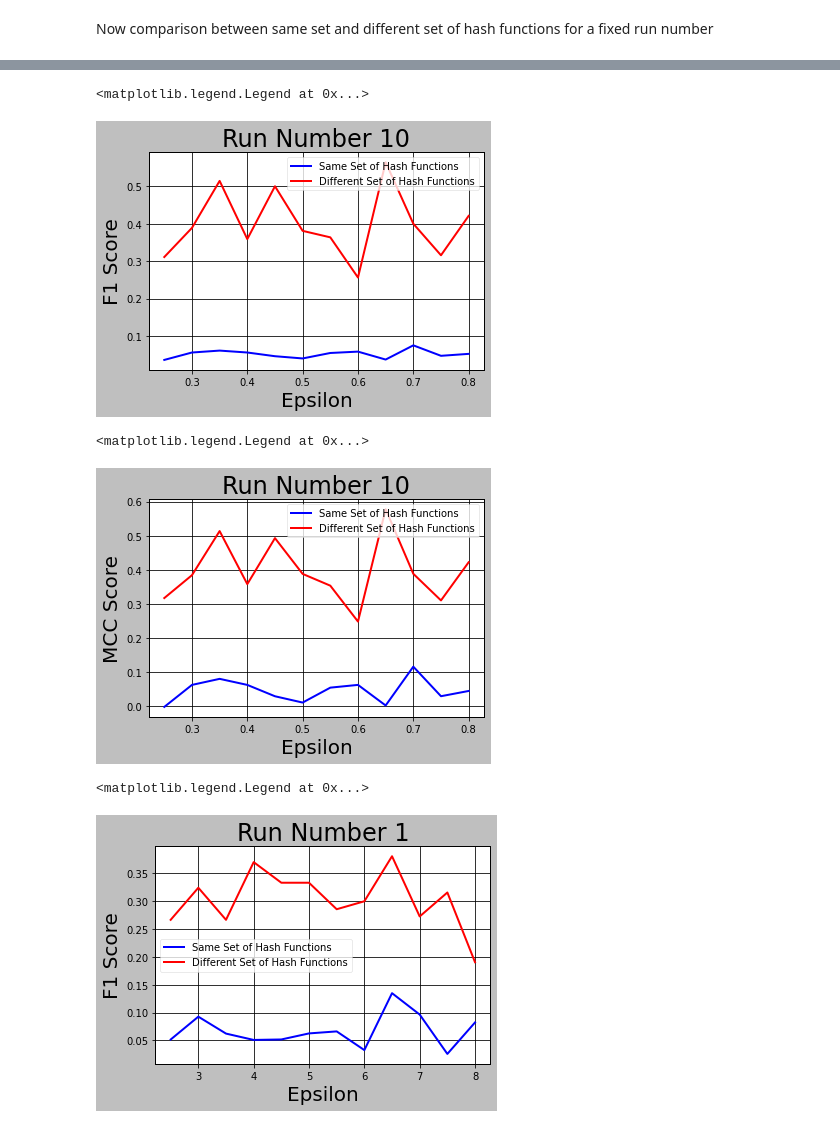
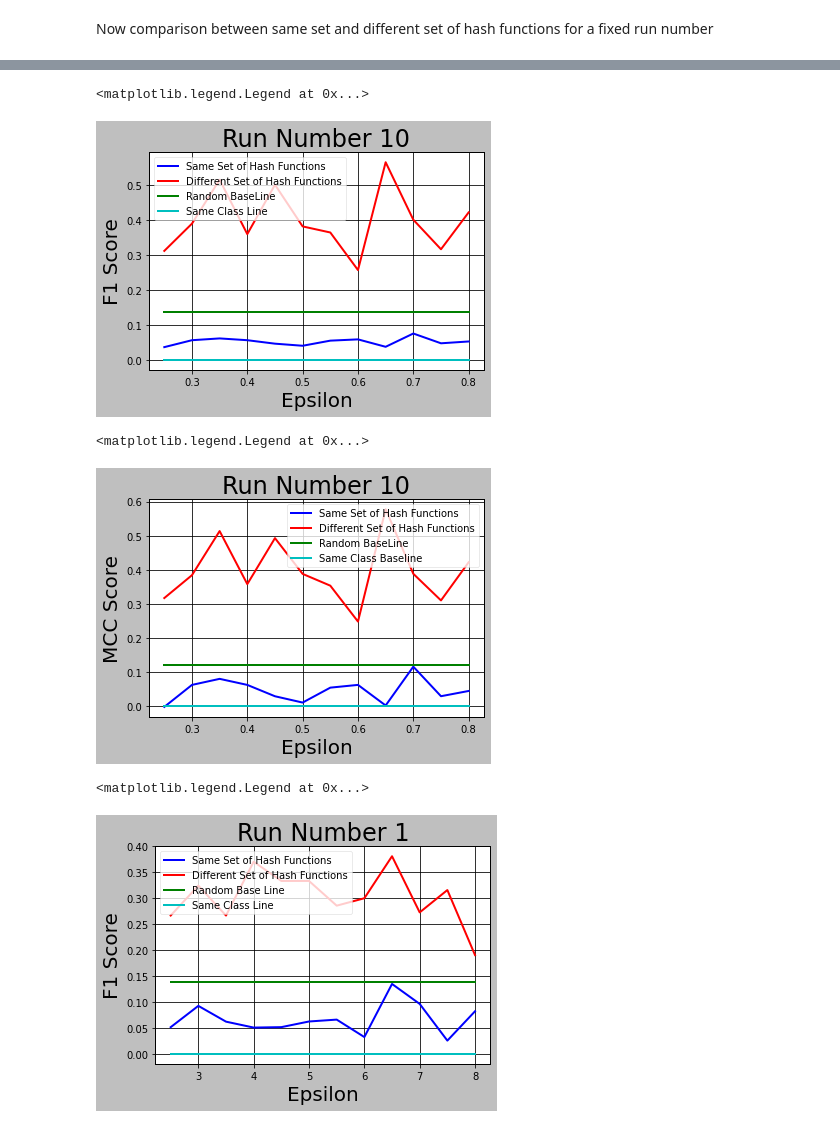
Before and after one commit to snpushpi/Covid19_Contact_tracing_repo_beta, a Jupyter notebook: Final_data_analysis_overlapped_graphs.ipynb, the cells around one changed output, grey strips where cells are left out. Saved outputs shown, nothing was run; the diff lists cells and outputs as text; code cells hidden in the pictures.

```diff
--- a/Final_data_analysis_overlapped_graphs.ipynb
+++ b/Final_data_analysis_overlapped_graphs.ipynb
@@ -298,12 +322,16 @@ epsilon_list = [0.25, 0.3, 0.35, 0.4, 0.45, 0.5, 0.55, 0.6, 0.65, 0.7, 0.75, 0.8
 for eps in epsilon_list:
     diff_list.append(f_1score['different'][10][eps])
     same_list.append(f_1score['same'][10][eps])
+rand_list = [0.138]*12
+s_list = [0]*12
 fig = plt.figure()
 plt.clf()
 plt.xlabel('Epsilon')
 plt.ylabel('F1 Score')
 plt.plot(epsilon_list,same_list,'b', label = 'Same Set of Hash Functions')
 plt.plot(epsilon_list,diff_list,'r',label='Different Set of Hash Functions')
+plt.plot(epsilon_list,rand_list,'g',label='Random BaseLine')
+plt.plot(epsilon_list,s_list,'c',label='Same Class Line')
 plt.title('Run Number 10')
 mpl.rcParams['lines.linewidth'] = 2
 mpl.rcParams['boxplot.showbox'] = True
@@ -317,7 +345,7 @@ plt.style.use(['grayscale'])
 plt.legend()
 # %% [output]
 <matplotlib.legend.Legend at 0x...>
-[figure, old version]
+[figure, new version]
 # %%
 diff_list = []
 same_list = []
@@ -325,12 +353,16 @@ epsilon_list =  [0.25, 0.3, 0.35, 0.4, 0.45, 0.5, 0.55, 0.6, 0.65, 0.7, 0.75, 0.
 for eps in epsilon_list:
     diff_list.append(MCC_score['different'][10][eps])
     same_list.append(MCC_score['same'][10][eps])
+mcc_list = [0.1203]*12
+s_list = [0]*12
 fig = plt.figure()
 plt.clf()
 plt.xlabel('Epsilon')
 plt.ylabel('MCC Score')
 plt.plot(epsilon_list,same_list,'b', label = 'Same Set of Hash Functions')
 plt.plot(epsilon_list,diff_list,'r',label='Different Set of Hash Functions')
+plt.plot(epsilon_list,mcc_list,'g', label = 'Random BaseLine')
+plt.plot(epsilon_list,s_list,'c',label='Same Class Baseline')
 plt.title('Run Number 10')
 mpl.rcParams['lines.linewidth'] = 2
 mpl.rcParams['boxplot.showbox'] = True
@@ -344,34 +376,38 @@ plt.style.use(['grayscale'])
 plt.legend()
 # %% [output]
 <matplotlib.legend.Legend at 0x...>
-[figure, old version]
+[figure, new version]
 # %%
 diff_list = []
 same_list = []
 epsilon_list = [2.5, 3, 3.5, 4, 4.5, 5, 5.5, 6, 6.5, 7, 7.5, 8]
 for eps in epsilon_list:
     diff_list.append(f_1score['different'][1][eps])
     same_list.append(f_1score['same'][1][eps])
+rand_list = [0.138]*12
+s_list = [0]*12
 fig = plt.figure()
 plt.clf()
 plt.xlabel('Epsilon')
 plt.ylabel('F1 Score')
 plt.plot(epsilon_list,same_list,'b', label = 'Same Set of Hash Functions')
 plt.plot(epsilon_list,diff_list,'r',label='Different Set of Hash Functions')
+plt.plot(epsilon_list,rand_list,'g', label='Random Base Line')
+plt.plot(epsilon_list,s_list,'c', label='Same Class Line')
 plt.title('Run Number 1')
 mpl.rcParams['lines.linewidth'] = 2
 mpl.rcParams['boxplot.showbox'] = True
 mpl.rcParams['axes.titlesize']=24
 mpl.rcParams['axes.labelsize']=20
 mpl.rcParams['lines.linewidth']=2
 mpl.rcParams['xtick.labelsize']=10
 mpl.rcParams['ytick.labelsize']=10
 #mpl.rcParams.keys()
 plt.style.use(['grayscale'])
 plt.legend()
 # %% [output]
 <matplotlib.legend.Legend at 0x...>
-[figure, old version]
+[figure, new version]
 # %%
 diff_list = []
 same_list = []
```
Also changed, not shown: parts of 15 cells of this notebook.
